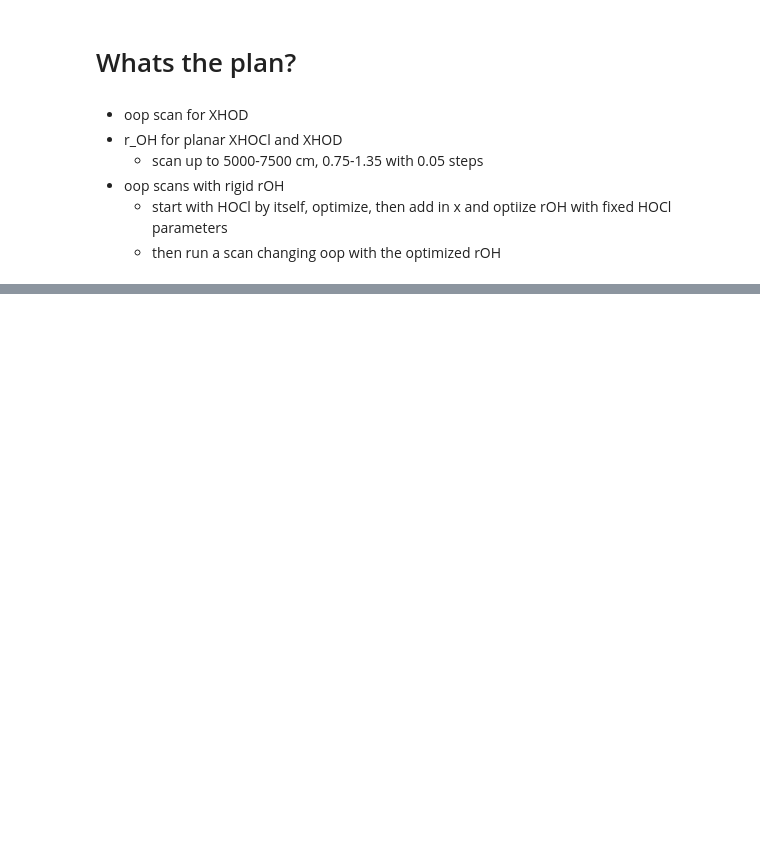
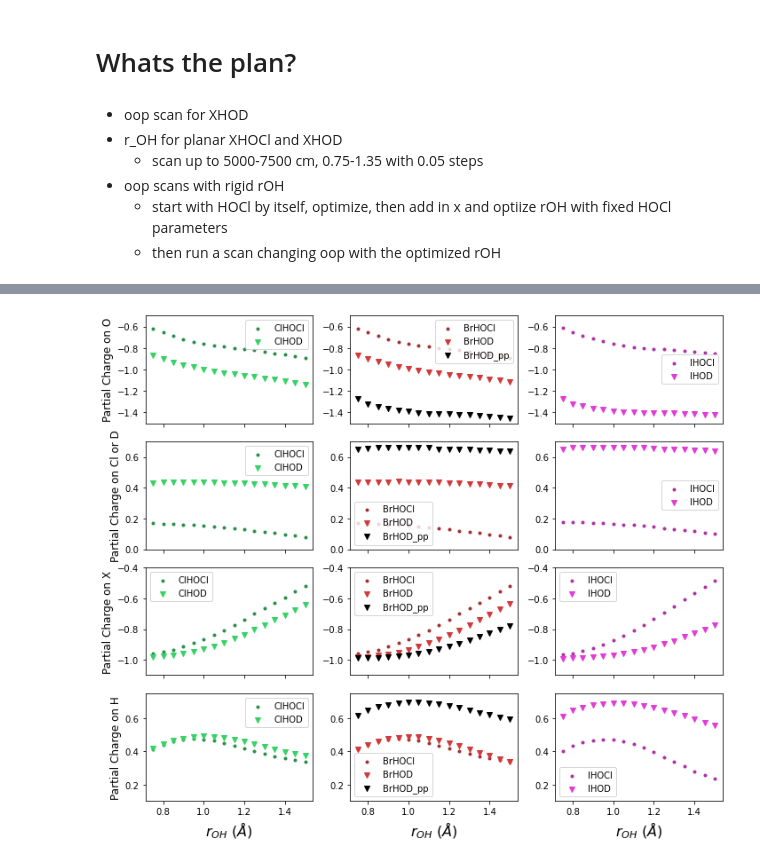
Before and after one commit to cgavinh/mccoy_hocl, a Jupyter notebook: Untitled.ipynb, the cells around one changed output, grey strips where cells are left out. Drawn from its saved outputs; the diff is of its cells as text; code cells hidden in the pictures; blank space fills up the shorter version.

Commit message:
rOH scan plots

```diff
--- a/Untitled.ipynb
+++ b/Untitled.ipynb
@@ -749,0 +724,84 @@ TypeError: _split_dispatcher() missing 1 required positional argument: 'indices_
+# %%
+clhocl_rOH_nbo = pull_charges('rOH_s_oop_0/clhocl/natural_charges.txt')
+clhod_rOH_nbo = pull_charges('rOH_s_oop_0/clhod/natural_charges.txt')
+brhocl_rOH_nbo = pull_charges('rOH_s_oop_0/brhocl/natural_charges.txt')
+brhod_rOH_nbo = pull_charges('rOH_s_oop_0/brhod/natural_charges.txt')
+brhod_pp_rOH_nbo = pull_charges('rOH_s_oop_0/brhod_pp/natural_charges.txt')
+ihocl_rOH_nbo = pull_charges('rOH_s_oop_0/ihocl/natural_charges.txt')
+ihod_rOH_nbo = pull_charges('rOH_s_oop_0/ihod/natural_charges.txt')
+# %%
+%matplotlib inline
+fig, axs = plt.subplots(4, 3, sharex=True)
+
+
+oop = np.arange(0.75,1.55,0.05)
+axs[0,0].scatter(oop, clhocl_rOH_nbo[:,0], label="ClHOCl", color='#268D45', marker='.')
+axs[1,0].scatter(oop, clhocl_rOH_nbo[:,1], label="ClHOCl", color='#268D45', marker='.')
+axs[2,0].scatter(oop, clhocl_rOH_nbo[:,2], label="ClHOCl", color='#268D45', marker='.')
+axs[3,0].scatter(oop, clhocl_rOH_nbo[:,3], label="ClHOCl", color='#268D45', marker='.')
+
+axs[0,0].scatter(oop, clhod_rOH_nbo[:,0], label="ClHOD", color='#37D266', marker='v')
+axs[1,0].scatter(oop, clhod_rOH_nbo[:,1], label="ClHOD", color='#37D266', marker='v')
+axs[2,0].scatter(oop, clhod_rOH_nbo[:,2], label="ClHOD", color='#37D266', marker='v')
+axs[3,0].scatter(oop, clhod_rOH_nbo[:,3], label="ClHOD", color='#37D266', marker='v')
+
+axs[0,1].scatter(oop, brhocl_rOH_nbo[:,0], label="BrHOCl", color='#A42D2D', marker='.')
+axs[1,1].scatter(oop, brhocl_rOH_nbo[:,1], label="BrHOCl", color='#A42D2D', marker='.')
+axs[2,1].scatter(oop, brhocl_rOH_nbo[:,2], label="BrHOCl", color='#A42D2D', marker='.')
+axs[3,1].scatter(oop, brhocl_rOH_nbo[:,3], label="BrHOCl", color='#A42D2D', marker='.')
+
+axs[0,1].scatter(oop, brhod_rOH_nbo[:,0], label="BrHOD", color='#D23939', marker='v')
+axs[1,1].scatter(oop, brhod_rOH_nbo[:,1], label="BrHOD", color='#D23939', marker='v')
+axs[2,1].scatter(oop, brhod_rOH_nbo[:,2], label="BrHOD", color='#D23939', marker='v')
+axs[3,1].scatter(oop, brhod_rOH_nbo[:,3], label="BrHOD", color='#D23939', marker='v')
+axs[0,1].scatter(oop, brhod_pp_rOH_nbo[:,0], label="BrHOD_pp", color='black', marker='v')
+axs[1,1].scatter(oop, brhod_pp_rOH_nbo[:,1], label="BrHOD_pp", color='black', marker='v')
+axs[2,1].scatter(oop, brhod_pp_rOH_nbo[:,2], label="BrHOD_pp", color='black', marker='v')
+axs[3,1].scatter(oop, brhod_pp_rOH_nbo[:,3], label="BrHOD_pp", color='black', marker='v')
+
+axs[0,2].scatter(oop, ihocl_rOH_nbo[:,0], label="IHOCl", color='#AE2FA5', marker='.')
+axs[1,2].scatter(oop, ihocl_rOH_nbo[:,1], label="IHOCl", color='#AE2FA5', marker='.')
+axs[2,2].scatter(oop, ihocl_rOH_nbo[:,2], label="IHOCl", color='#AE2FA5', marker='.')
+axs[3,2].scatter(oop, ihocl_rOH_nbo[:,3], label="IHOCl", color='#AE2FA5', marker='.')
+
+axs[0,2].scatter(oop, ihod_rOH_nbo[:,0], label="IHOD", color='#E13CD6', marker='v')
+axs[1,2].scatter(oop, ihod_rOH_nbo[:,1], label="IHOD", color='#E13CD6', marker='v')
+axs[2,2].scatter(oop, ihod_rOH_nbo[:,2], label="IHOD", color='#E13CD6', marker='v')
+axs[3,2].scatter(oop, ihod_rOH_nbo[:,3], label="IHOD", color='#E13CD6', marker='v')
+
+
+for ax in axs[0,:]:
+    ax.set_ylim(-1.5, -0.5)
+
+for ax in axs[1,:]:
+    ax.set_ylim(0, 0.7)
+
+for ax in axs[2,:]:
+    ax.set_ylim(-1.1, -0.4)
+
+for ax in axs[3,:]:
+    ax.set_ylim(0.1, 0.75)
+
+for a in axs:
+    for b in a:
+        b.legend(loc='best')
+
+#axs[0,0].set_title("NBO tz")
+axs[0,0].set_ylabel("Partial Charge on O", fontsize=12)
+axs[1,0].set_ylabel("Partial Charge on Cl or D", fontsize=12)
+axs[2,0].set_ylabel("Partial Charge on X", fontsize=12)
+axs[3,0].set_ylabel("Partial Charge on H", fontsize=12)
+
+axs[3,0].set_xlabel(r'$r_{OH}$ ($\AA$)', fontsize=16)
+axs[3,1].set_xlabel(r'$r_{OH}$ ($\AA$)', fontsize=16)
+axs[3,2].set_xlabel(r'$r_{OH}$ ($\AA$)', fontsize=16)
+
+
+fig.subplots_adjust(wspace = 0, hspace = 0)
+fig.set_size_inches(w=10,h=8.5)
+
+plt.tight_layout()
+
+plt.savefig('natural_charges_xhocl_v_xhod.pdf')
+# %% [output]
+[figure, added]
```
Also changed, not shown: parts of 28 cells of this notebook, 2 other files.
